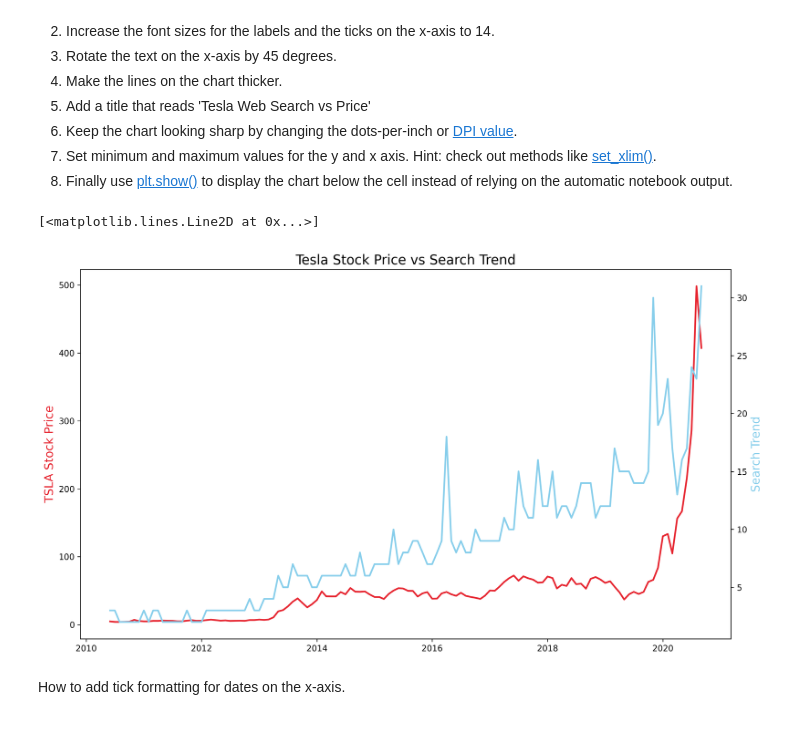
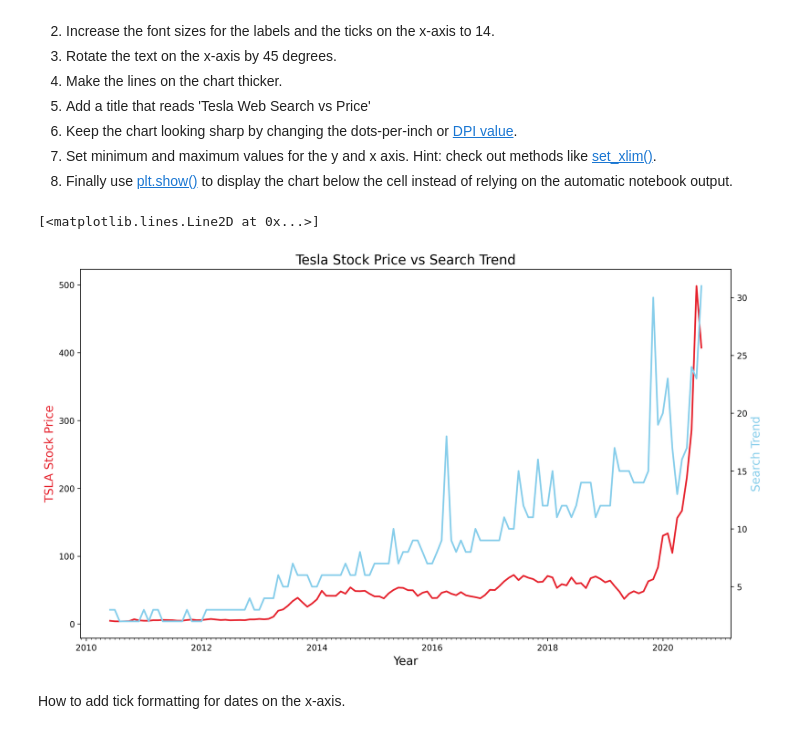
Before and after one commit to itswael/Google-Trends-Data-Analysis, a Jupyter notebook: Google Trends and Data Visualisation.ipynb, the cells around one changed output. Cells and saved outputs as stored; diff of their text form; code cells hidden in the pictures.

Commit message:
added locators

```diff
--- a/Google Trends and Data Visualisation.ipynb
+++ b/Google Trends and Data Visualisation.ipynb
@@ -163,6 +164,9 @@ df_btc_monthly.head()
 ### Notebook Formatting & Style Helpers
 # %%
 # Create locators for ticks on the time axis
+years = mdates.YearLocator()
+months = mdates.MonthLocator()
+years_fmt = mdates.DateFormatter('%Y')
 # %%
 # Register date converters to avoid warning messages
 # %% [markdown]
@@ -211,17 +215,19 @@ ax2.plot(df_tesla.MONTH, df_tesla.TSLA_WEB_SEARCH, color='skyblue')
 # %%
 plt.figure(figsize=(14,8), dpi=300)
 plt.title('Tesla Stock Price vs Search Trend', fontsize=16)
 ax1 = plt.gca()
 ax2 = ax1.twinx()
 ax1.set_ylabel('TSLA Stock Price', color='#E6232E', fontsize=14)
 ax2.set_ylabel('Search Trend', color='skyblue', fontsize=14)
-plt.xticks(rotation=45, fontsize=14)
-plt.xlabel('Year', fontsize=14)
+ax1.xaxis.set_major_formatter(years_fmt)
+ax1.xaxis.set_minor_locator(months)
+# ax1.set_xticks(ticks=df_tesla.MONTH, rotation=45, fontsize=14)
+ax1.set_xlabel('Year', fontsize=14)
 ax1.plot(df_tesla.MONTH, df_tesla.TSLA_USD_CLOSE, color='#E6232E', linewidth=2)
 ax2.plot(df_tesla.MONTH, df_tesla.TSLA_WEB_SEARCH, color='skyblue', linewidth=2)
 # %% [output]
 [<matplotlib.lines.Line2D at 0x...>]
-[figure, old version]
+[figure, new version]
 # %% [markdown]
 How to add tick formatting for dates on the x-axis.
 # %%
```
Also changed, not shown: parts of 1 cell of this notebook.
